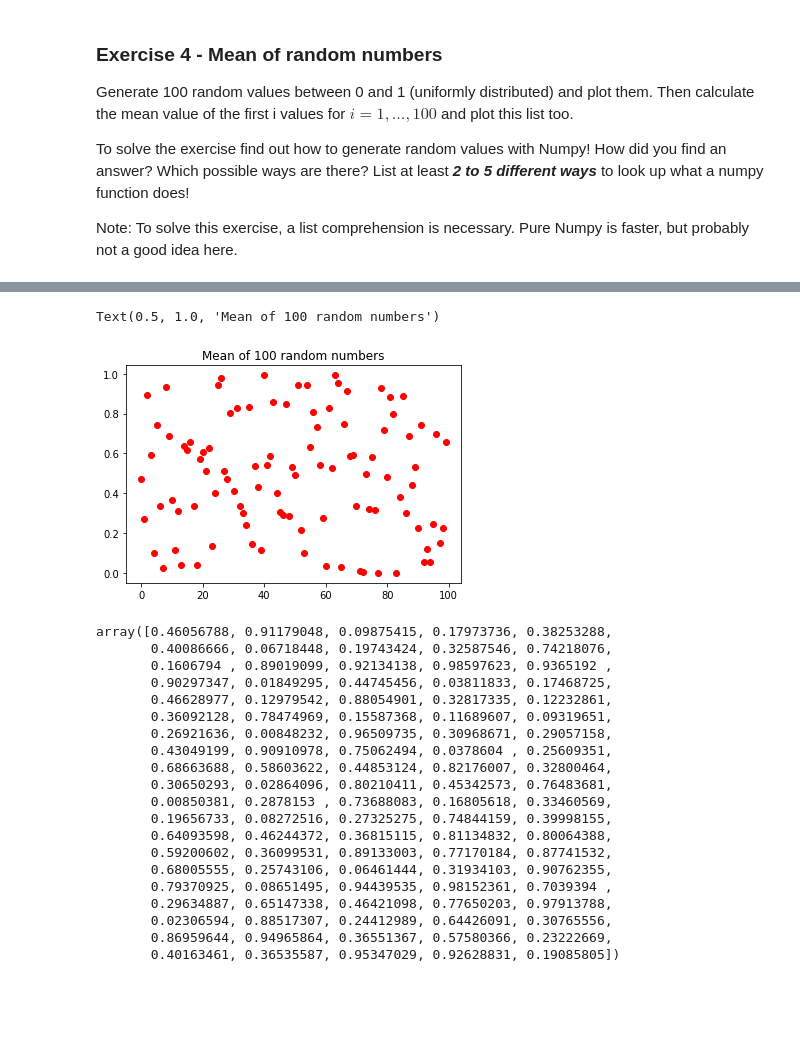
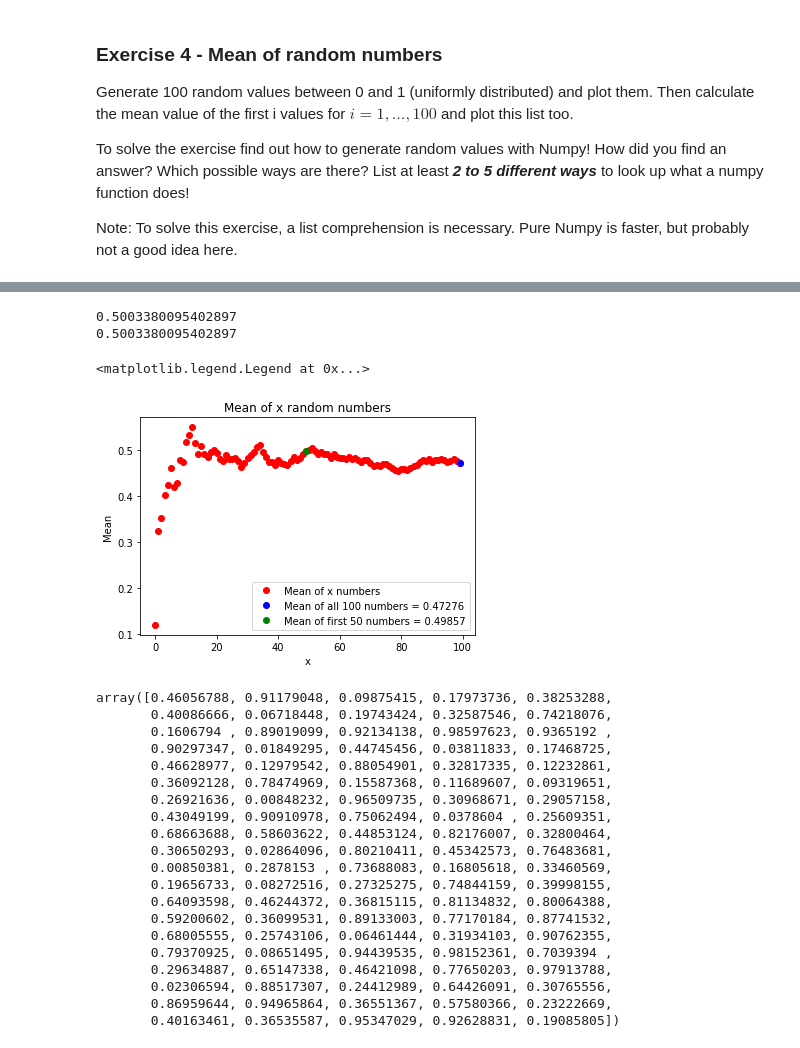
Before and after one commit to barbarakalous/homework-scientific-computing, a Jupyter notebook: homework04-python-scientific-ecosystem/homework04_karnerk.ipynb, the cells around one changed output, grey strips where cells are left out. Cells and saved outputs as stored; diff of their text form; code cells hidden in the pictures; blank space fills up the shorter version.

```diff
--- a/homework04-python-scientific-ecosystem/homework04_karnerk.ipynb
+++ b/homework04-python-scientific-ecosystem/homework04_karnerk.ipynb
@@ -106,13 +107,25 @@ Text(0.5, 1.0, '100 random numbers')
-# %%
-#calc mean
-mean_1 = [np.mean(i) for i in random_1]
-#plot
-plt.plot(mean_1,'o',label="mean of random numbers",color="red")
-
-plt.title("Mean of 100 random numbers")
-# %% [output]
-Text(0.5, 1.0, 'Mean of 100 random numbers')
-[figure, removed]
+# %%
+#calc mean
+mean_1 = [np.mean(random_1[:i+1]) for i in np.arange(100)]
+#comparing if it worked correctly:
+print(mean_1[19])
+print(np.mean(random_1[:20]))
+#plot
+plt.plot(mean_1,'o',label="Mean of x numbers",color="red")
+label1 = f'Mean of all 100 numbers = {round(mean_1[99],5)}'
+plt.plot(99,mean_1[99],'o',label=label1, color="blue")
+label2 = f'Mean of first 50 numbers = {round(mean_1[49],5)}'
+plt.plot(49,mean_1[49],'o',label=label2, color="green")
+
+plt.title("Mean of x random numbers")
+plt.xlabel("x")
+plt.ylabel("Mean")
+plt.legend()
+# %% [output]
+0.5003380095402897
+0.5003380095402897
+<matplotlib.legend.Legend at 0x...>
+[figure, added]
 # %%
 #other ways to calculate random numbers
 #np.random?
```
Also changed, not shown: parts of 1 cell of this notebook.
